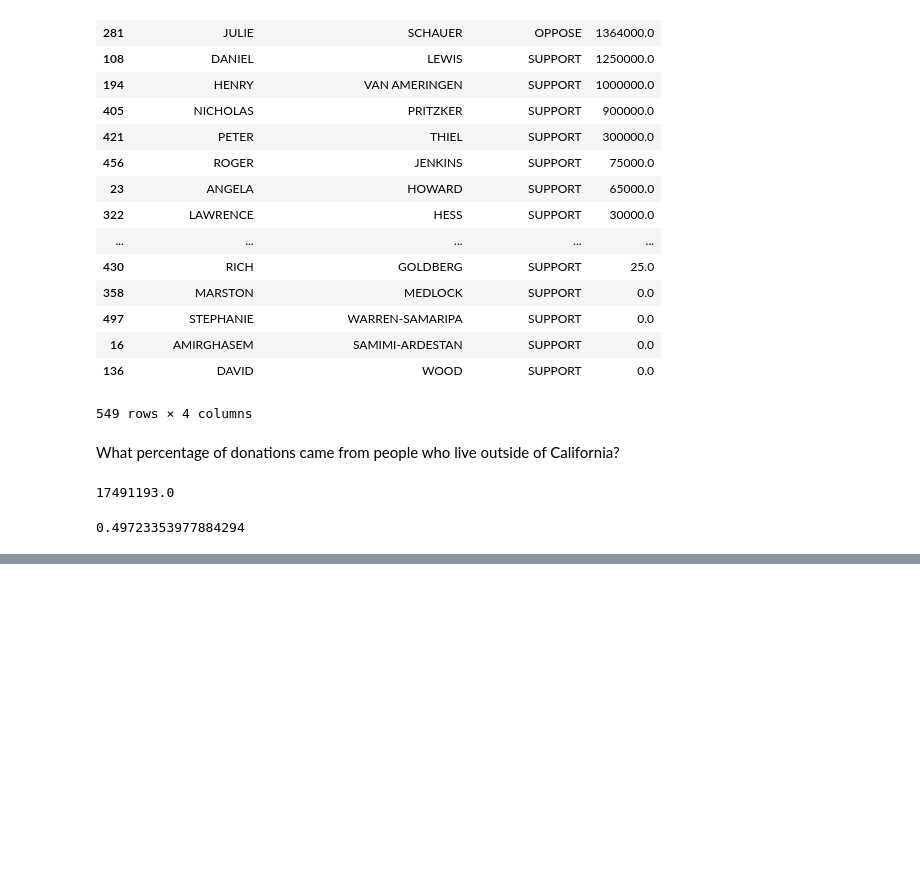
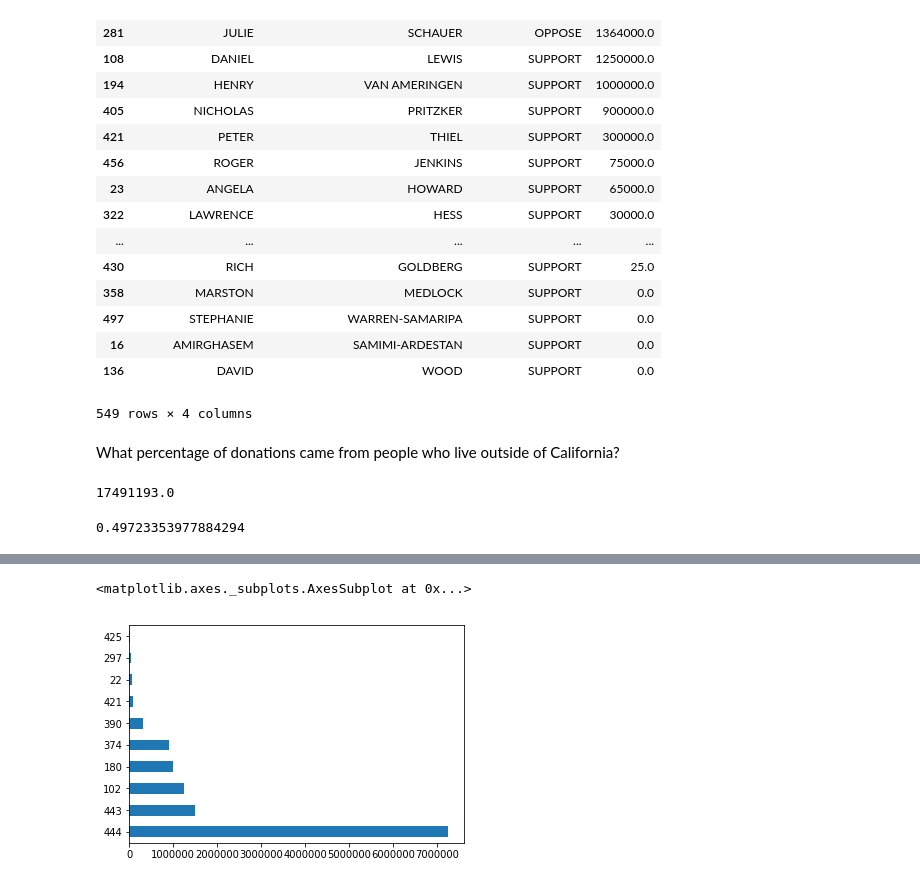
Before and after one commit to hknowles14/first-python-notebook, a Jupyter notebook: first-notebook.ipynb, the cells around one changed output, grey strips where cells are left out. Drawn from its saved outputs; the diff is of its cells as text; code cells hidden in the pictures; blank space fills up the shorter version.

```diff
--- a/first-notebook.ipynb
+++ b/first-notebook.ipynb
@@ -390,0 +416,5 @@ pct_outside_ca
+# %%
+top_supporters.amount.plot.barh()
+# %% [output]
+<matplotlib.axes._subplots.AxesSubplot at 0x...>
+[figure, added]
```
Also changed, not shown: parts of 15 cells of this notebook.
